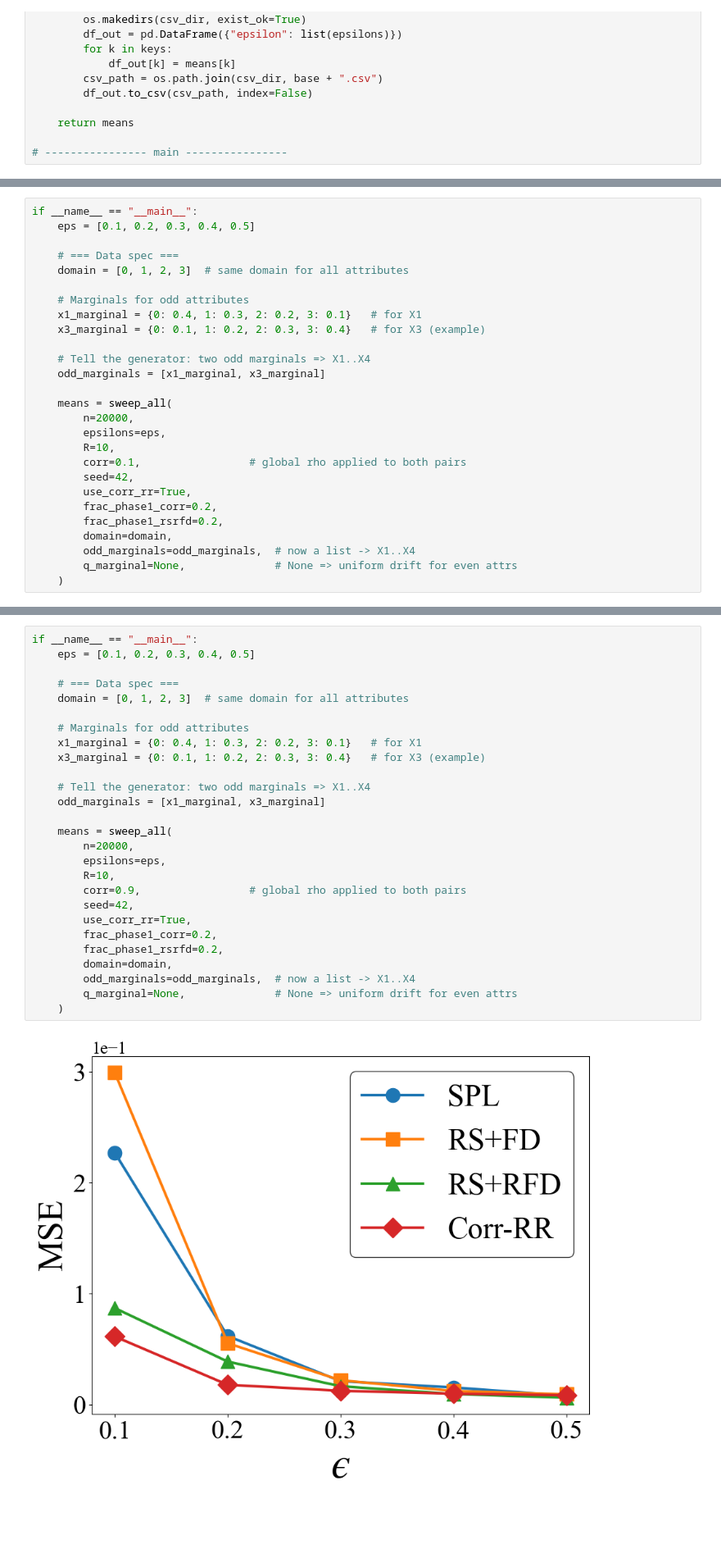
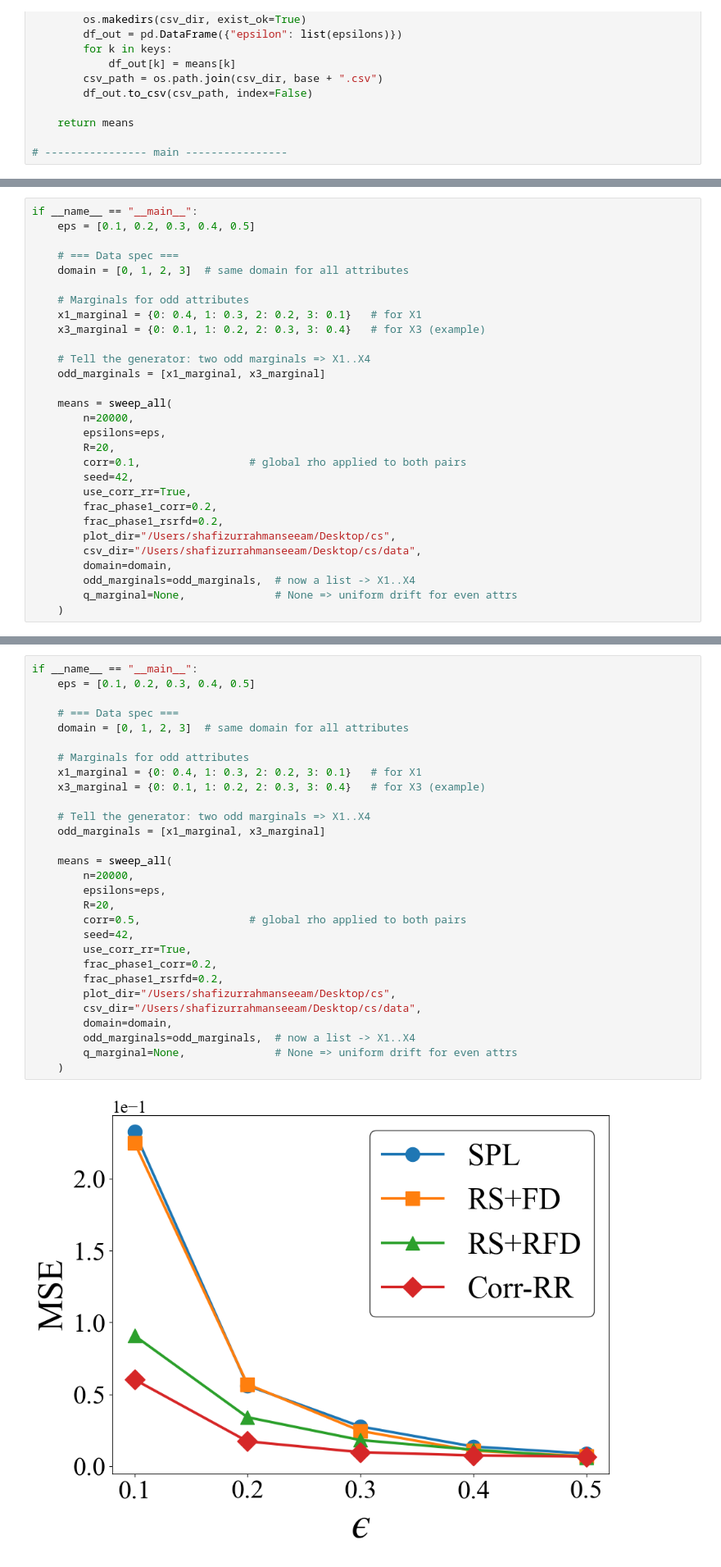
Before and after one commit to shafizurRseeam/pet_today, a Jupyter notebook: 4d_4k_mse_epsilon.ipynb, the cells around one changed output, grey strips where cells are left out. Shown at 82% size. Saved outputs shown, nothing was run; the diff lists cells and outputs as text; blank space fills up the shorter version.

```diff
--- a/4d_4k_mse_epsilon.ipynb
+++ b/4d_4k_mse_epsilon.ipynb
@@ -531,12 +257,14 @@ if __name__ == "__main__":
     means = sweep_all(
         n=20000,
         epsilons=eps,
-        R=10,
+        R=20,
         corr=0.1,                 # global rho applied to both pairs
         seed=42,
         use_corr_rr=True,
         frac_phase1_corr=0.2,
         frac_phase1_rsrfd=0.2,
+        plot_dir="/Users/shafizurrahmanseeam/Desktop/cs",
+        csv_dir="/Users/shafizurrahmanseeam/Desktop/cs/data",
         domain=domain,
         odd_marginals=odd_marginals,  # now a list -> X1..X4
         q_marginal=None,              # None => uniform drift for even attrs
@@ -546,29 +274,31 @@ if __name__ == "__main__":
 # %%
 if __name__ == "__main__":
     eps = [0.1, 0.2, 0.3, 0.4, 0.5]
 
     # === Data spec ===
     domain = [0, 1, 2, 3]  # same domain for all attributes
 
     # Marginals for odd attributes
     x1_marginal = {0: 0.4, 1: 0.3, 2: 0.2, 3: 0.1}   # for X1
     x3_marginal = {0: 0.1, 1: 0.2, 2: 0.3, 3: 0.4}   # for X3 (example)
 
     # Tell the generator: two odd marginals => X1..X4
     odd_marginals = [x1_marginal, x3_marginal]
 
     means = sweep_all(
         n=20000,
         epsilons=eps,
-        R=10,
-        corr=0.9,                 # global rho applied to both pairs
+        R=20,
+        corr=0.5,                 # global rho applied to both pairs
         seed=42,
         use_corr_rr=True,
         frac_phase1_corr=0.2,
         frac_phase1_rsrfd=0.2,
+        plot_dir="/Users/shafizurrahmanseeam/Desktop/cs",
+        csv_dir="/Users/shafizurrahmanseeam/Desktop/cs/data",
         domain=domain,
         odd_marginals=odd_marginals,  # now a list -> X1..X4
         q_marginal=None,              # None => uniform drift for even attrs
     )
 # %% [output]
-[figure, old version]
+[figure, new version]
```
Also changed, not shown: parts of 5 cells of this notebook, 2 other files.
